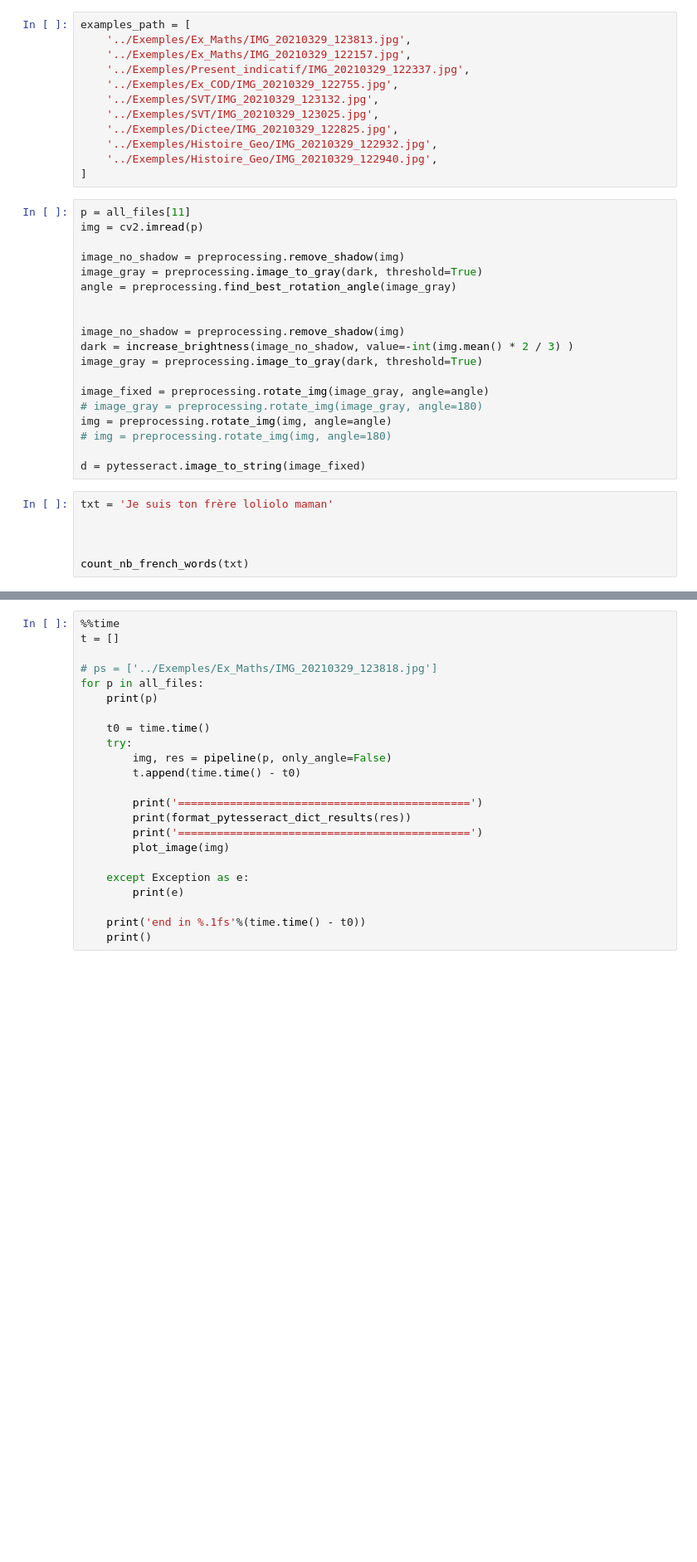
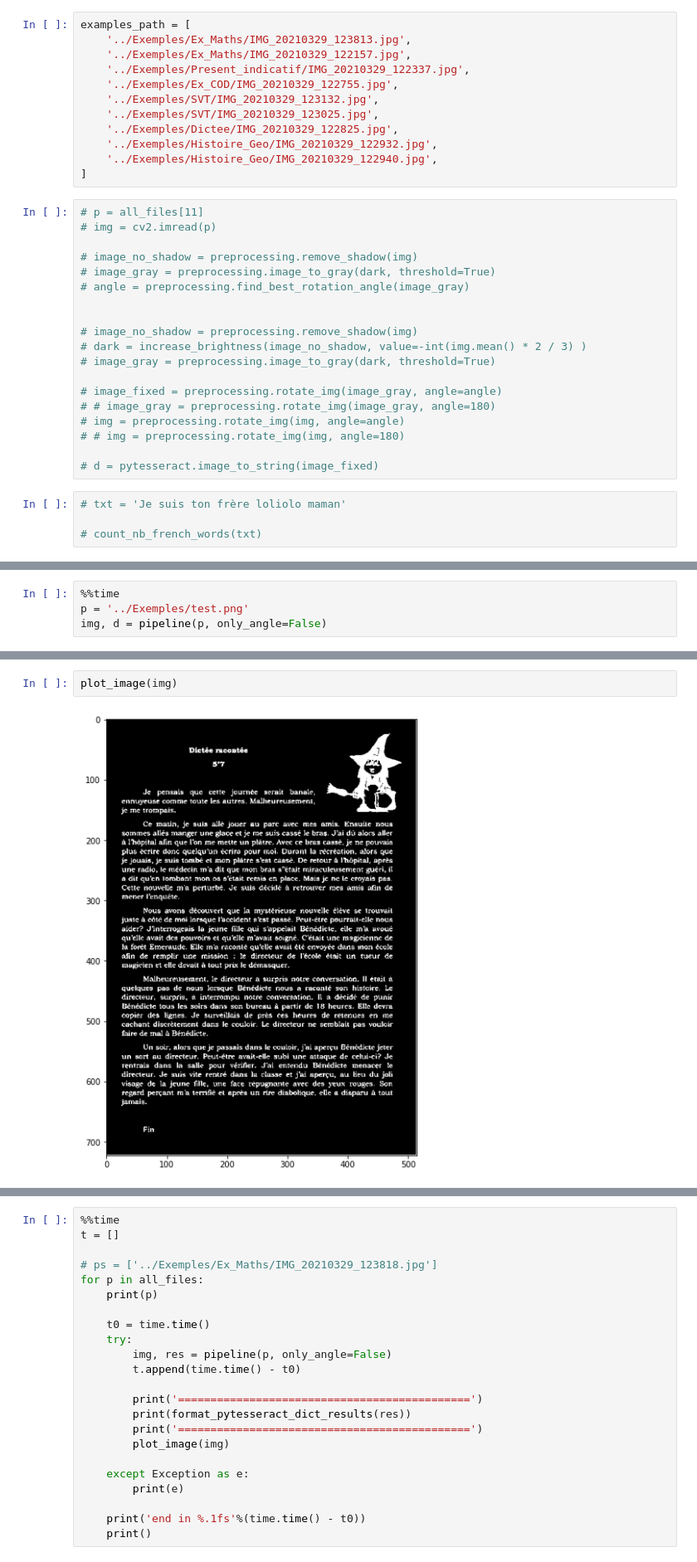
Before and after one commit to dataforgoodfr/batch9_dyslexia, a Jupyter notebook: notebooks/4_improve_preprocess_pipeline_textbox.ipynb, the cells around one changed output, grey strips where cells are left out. Shown at 83% size. Saved outputs shown, nothing was run; the diff lists cells and outputs as text; blank space fills up the shorter version.

Commit message:
Add: new pipeline, extract data from image and update app.py

```diff
--- a/notebooks/4_improve_preprocess_pipeline_textbox.ipynb
+++ b/notebooks/4_improve_preprocess_pipeline_textbox.ipynb
@@ -41,27 +41,25 @@ examples_path = [
     '../Exemples/Histoire_Geo/IMG_20210329_122940.jpg',
 ]
 # %%
-p = all_files[11]
-img = cv2.imread(p)
+# p = all_files[11]
+# img = cv2.imread(p)
 
-image_no_shadow = preprocessing.remove_shadow(img)
-image_gray = preprocessing.image_to_gray(dark, threshold=True)
-angle = preprocessing.find_best_rotation_angle(image_gray)
+# image_no_shadow = preprocessing.remove_shadow(img)
+# image_gray = preprocessing.image_to_gray(dark, threshold=True)
+# angle = preprocessing.find_best_rotation_angle(image_gray)
 
 
-image_no_shadow = preprocessing.remove_shadow(img)
-dark = increase_brightness(image_no_shadow, value=-int(img.mean() * 2 / 3) )
-image_gray = preprocessing.image_to_gray(dark, threshold=True)
+# image_no_shadow = preprocessing.remove_shadow(img)
+# dark = increase_brightness(image_no_shadow, value=-int(img.mean() * 2 / 3) )
+# image_gray = preprocessing.image_to_gray(dark, threshold=True)
 
-image_fixed = preprocessing.rotate_img(image_gray, angle=angle)
-# image_gray = preprocessing.rotate_img(image_gray, angle=180)
-img = preprocessing.rotate_img(img, angle=angle)
-# img = preprocessing.rotate_img(img, angle=180)
+# image_fixed = preprocessing.rotate_img(image_gray, angle=angle)
+# # image_gray = preprocessing.rotate_img(image_gray, angle=180)
+# img = preprocessing.rotate_img(img, angle=angle)
+# # img = preprocessing.rotate_img(img, angle=180)
 
-d = pytesseract.image_to_string(image_fixed)
+# d = pytesseract.image_to_string(image_fixed)
 # %%
-txt = 'Je suis ton frère loliolo maman'
+# txt = 'Je suis ton frère loliolo maman'
 
-
-
-count_nb_french_words(txt)
+# count_nb_french_words(txt)
@@ -179,3 +197,7 @@ def pipeline(fpath, only_angle=False):
     raise Exception('No text found')
 
     # return [image_orig, image_prep, image_prep_180] #, (text, text_180)
+# %%
+%%time
+p = '../Exemples/test.png'
+img, d = pipeline(p, only_angle=False)
@@ -181,0 +207,4 @@ def pipeline(fpath, only_angle=False):
+# %%
+plot_image(img)
+# %% [output]
+[figure, added]
```
Also changed, not shown: parts of 5 cells of this notebook, 8 other files.
